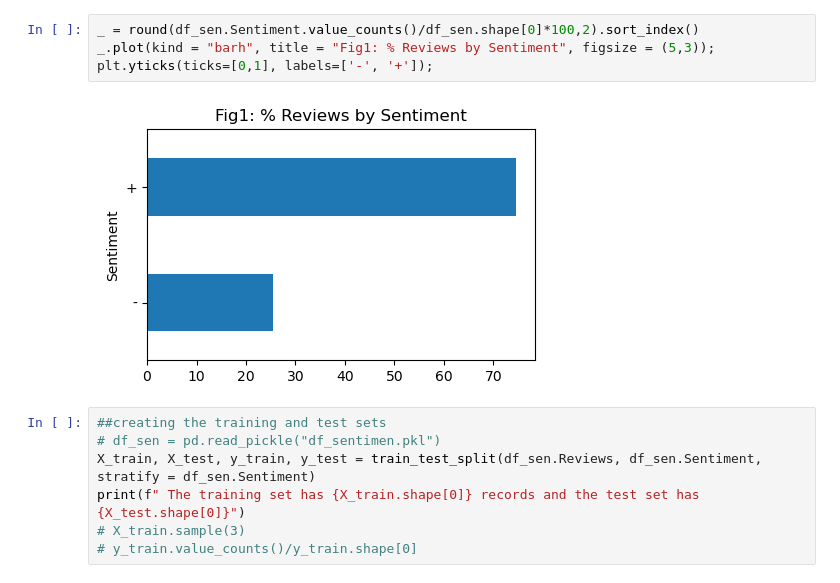
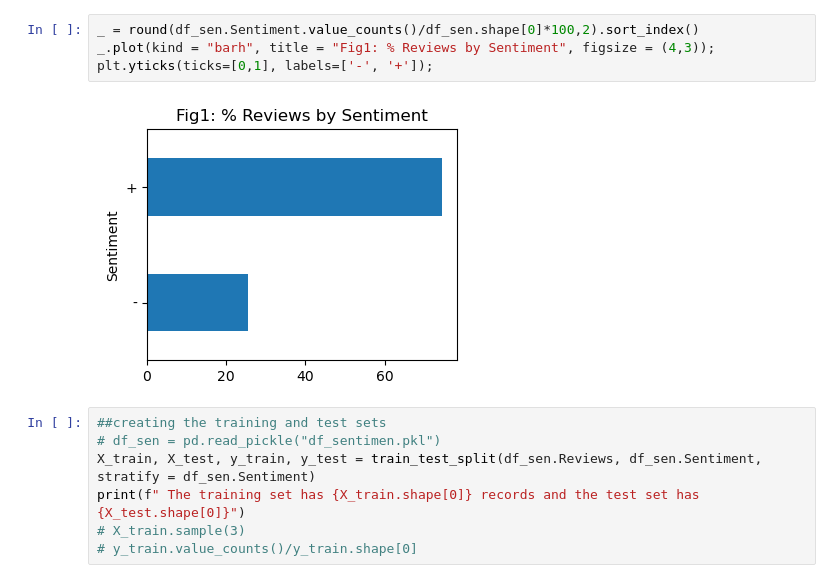
Before and after one commit to prarid/Product_Reviews_Feedback_Extraction, a Jupyter notebook: SentimentAnalysis_TopicModeling.ipynb, the cells around one changed output. Saved outputs shown, nothing was run; the diff lists cells and outputs as text.

```diff
--- a/SentimentAnalysis_TopicModeling.ipynb
+++ b/SentimentAnalysis_TopicModeling.ipynb
@@ -124,9 +109,9 @@ df_sen.sample(3)
 # %%
 _ = round(df_sen.Sentiment.value_counts()/df_sen.shape[0]*100,2).sort_index()
-_.plot(kind = "barh", title = "Fig1: % Reviews by Sentiment", figsize = (5,3));
+_.plot(kind = "barh", title = "Fig1: % Reviews by Sentiment", figsize = (4,3));
 plt.yticks(ticks=[0,1], labels=['-', '+']);
 # %% [output]
-[figure, old version]
+[figure, new version]
 # %%
 ##creating the training and test sets
 # df_sen = pd.read_pickle("df_sentimen.pkl")
```
Also changed, not shown: parts of 54 cells of this notebook.
